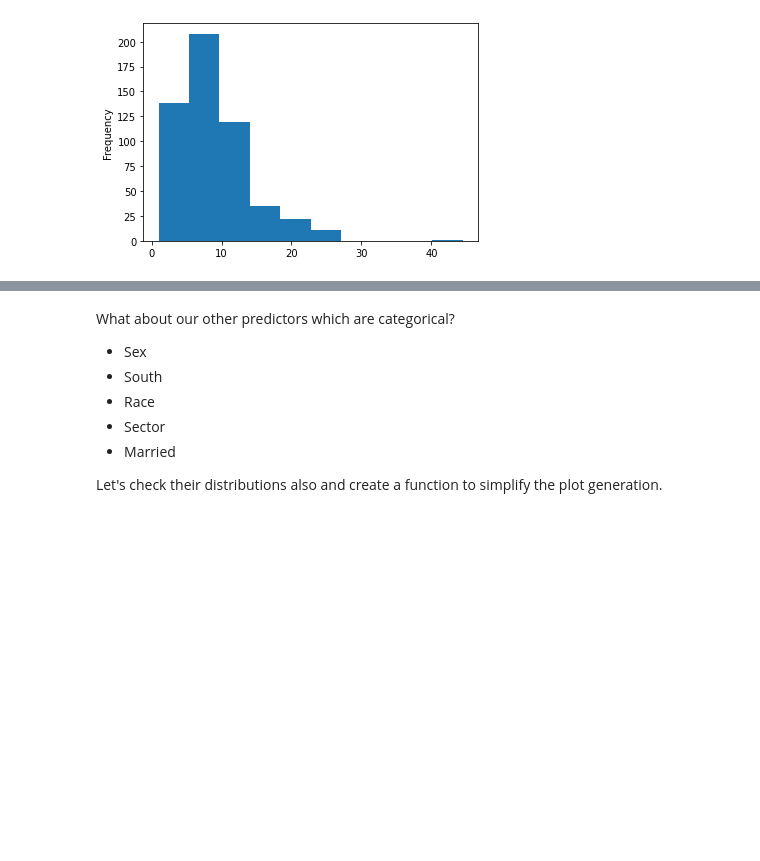
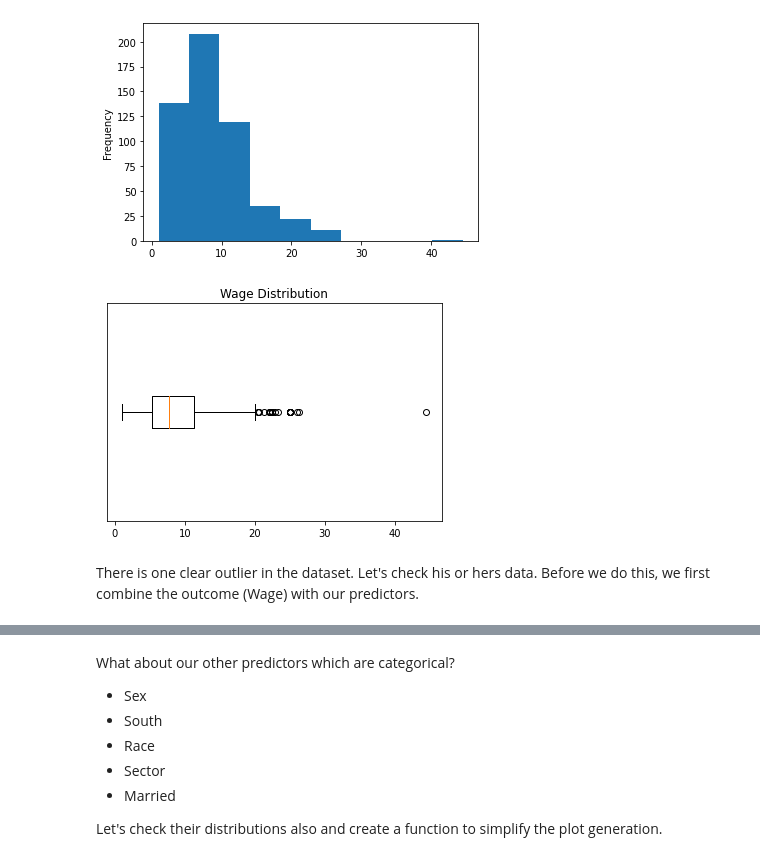
Before and after one commit to SocialScienceDataLab/python-for-social-scientists, a Jupyter notebook: Day 2/day_2_python_for_social_scientists_SSDL.ipynb, the cells around one changed output, grey strips where cells are left out. Drawn from its saved outputs; the diff is of its cells as text; code cells hidden in the pictures; blank space fills up the shorter version.

```diff
--- a/Day 2/day_2_python_for_social_scientists_SSDL.ipynb
+++ b/Day 2/day_2_python_for_social_scientists_SSDL.ipynb
@@ -101,3 +102,16 @@ wages_survey_raw.target.plot.hist()
 # %% [output]
 <matplotlib.axes._subplots.AxesSubplot at 0x...>
 [figure]
+# %%
+import matplotlib.pyplot as plt
+
+# Plot the distribution in a boxplot
+fig1, ax1 = plt.subplots()
+ax1.set_title('Wage Distribution')
+ax1.boxplot(wages_survey_raw.target, vert=False)
+plt.yticks([])
+plt.show()
+# %% [output]
+[figure, added]
+# %% [markdown]
+There is one clear outlier in the dataset. Let's check his or hers data. Before we do this, we first combine the outcome (Wage) with our predictors.
```
Also changed, not shown: parts of 9 cells of this notebook.
